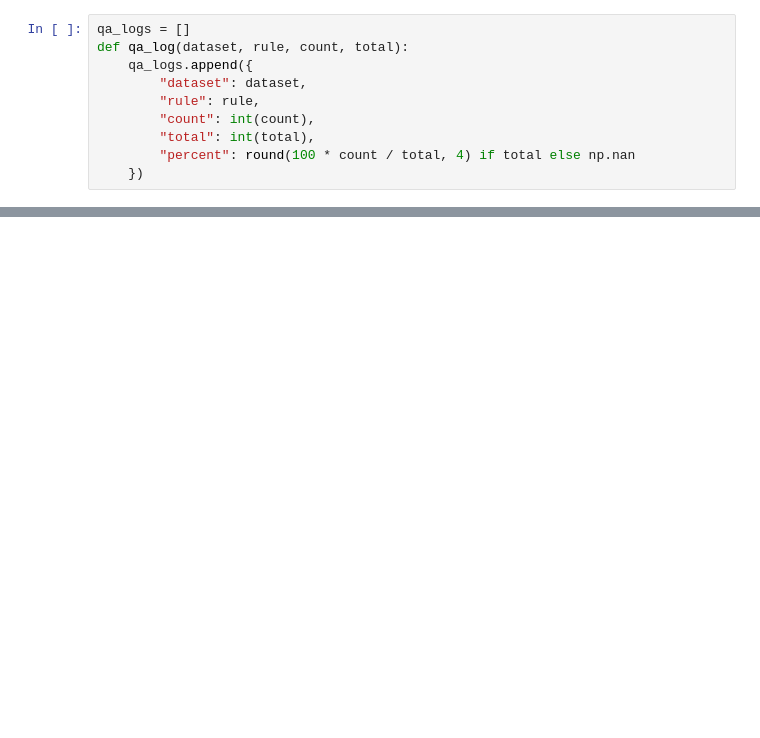
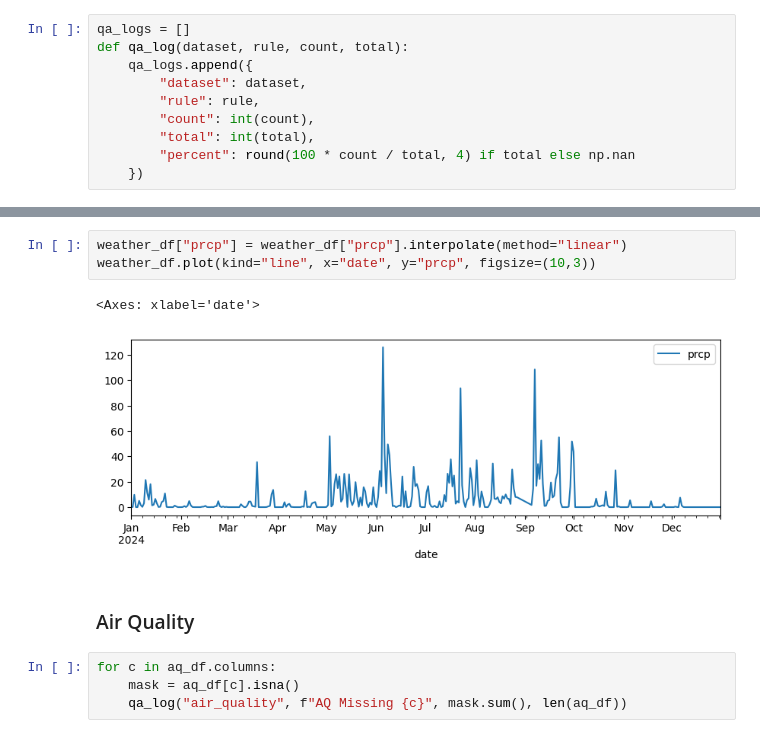
Before and after one commit to tannedjames/2526-LTXLDL-Project-AIT2006-4-3.2, a Jupyter notebook: dung/src/main.ipynb, the cells around one changed output, grey strips where cells are left out. Cells and saved outputs as stored; diff of their text form; blank space fills up the shorter version.

```diff
--- a/dung/src/main.ipynb
+++ b/dung/src/main.ipynb
@@ -216,0 +99,12 @@ qa_df.to_csv(reports_dir / "qa_summary.csv", index=False)
+# %%
+weather_df["prcp"] = weather_df["prcp"].interpolate(method="linear")
+weather_df.plot(kind="line", x="date", y="prcp", figsize=(10,3))
+# %% [output]
+<Axes: xlabel='date'>
+[figure, added]
+# %% [markdown]
+### Air Quality
+# %%
+for c in aq_df.columns:
+    mask = aq_df[c].isna()
+    qa_log("air_quality", f"AQ Missing {c}", mask.sum(), len(aq_df))
```
Also changed, not shown: parts of 55 cells of this notebook, 5 other files.
